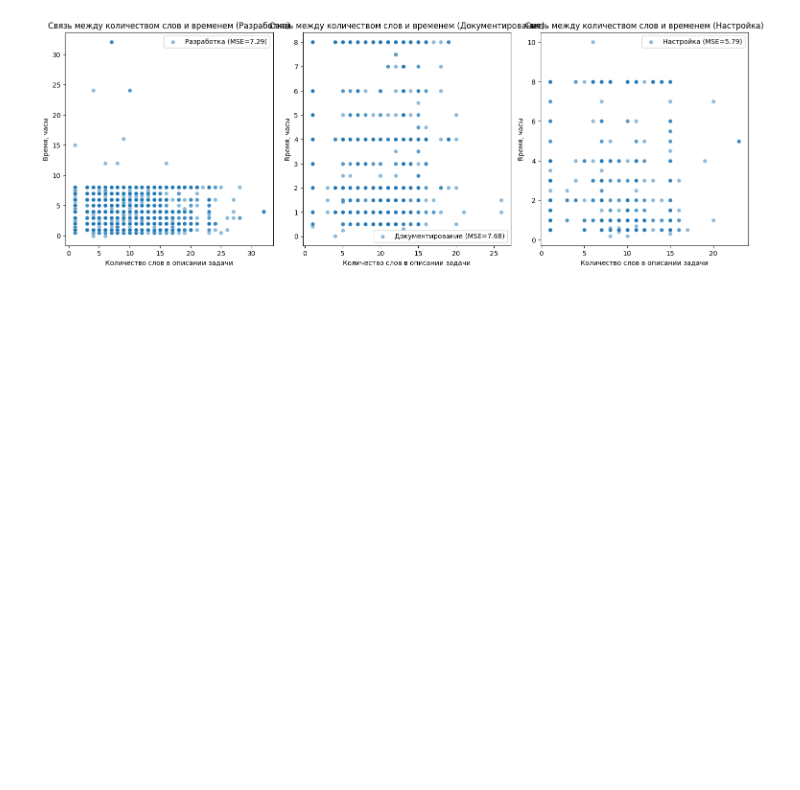
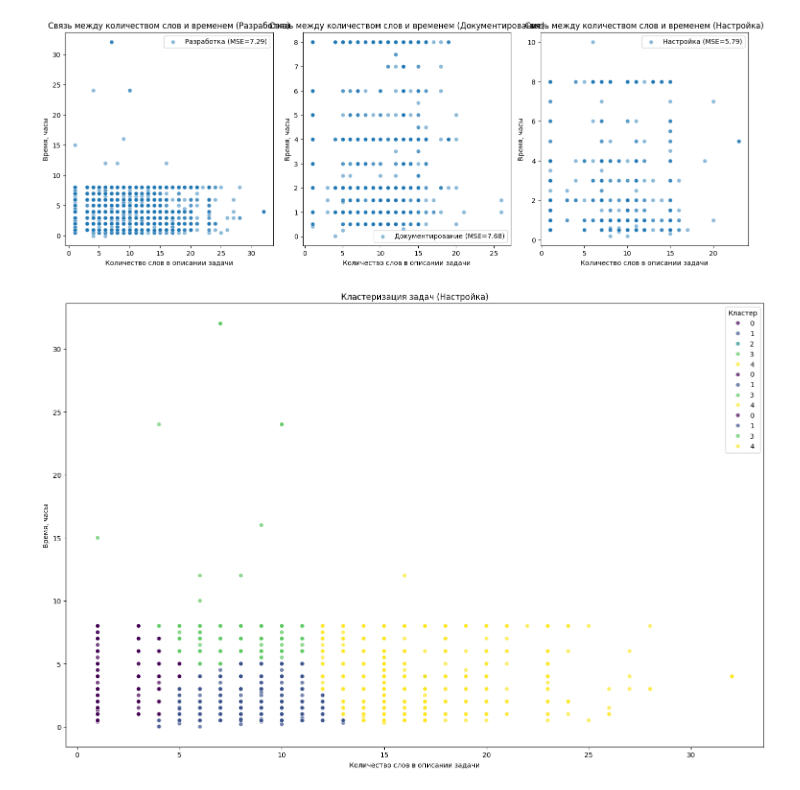
Before and after one commit to SofiFairyTell/BigData, a Jupyter notebook: Person.ipynb, the cells around one changed output. Saved outputs shown, nothing was run; the diff lists cells and outputs as text; code cells hidden in the pictures; blank space fills up the shorter version.

```diff
--- a/Person.ipynb
+++ b/Person.ipynb
@@ -806,3 +806,43 @@ plt.tight_layout()
 plt.show()
 # %% [output]
 [figure]
+# %%
+import pandas as pd
+import seaborn as sns
+from sklearn.cluster import KMeans
+import matplotlib.pyplot as plt
+
+# Загрузка данных из файла
+df = pd.read_csv('timelog_with_project_code.csv')  # Укажите фактический путь к вашему файлу
+
+# Рассчитываем количество слов в описании задачи
+df['Количество слов'] = df['Задача'].apply(lambda x: len(str(x).split()))
+
+# Замена запятых на точки и преобразование в числовой формат
+df['час(а,ов)'] = df['час(а,ов)'].str.replace(',', '.').astype(float)
+# Рассчитываем количество подзадач
+df['Количество подзадач'] = df['Subtasks ID'].apply(lambda x: len(str(x).split(',')) if pd.notnull(x) else 0)
+
+# Отфильтруем только те задачи, у которых есть подзадачи
+df_with_subtasks = df[df['Количество подзадач'] > 3]
+# Определение числа кластеров
+kmeans = KMeans(n_clusters=5, random_state=42)
+df['Cluster'] = kmeans.fit_predict(df[['Количество слов', 'час(а,ов)', 'Количество подзадач']])
+
+# Создаем отдельные графики для каждой деятельности
+plt.figure(figsize=(15, 10))
+
+for activity in df['Деятельность'].unique():
+    subset = df[df['Деятельность'] == activity]
+
+    # Визуализация данных
+    sns.scatterplot(data=subset, x='Количество слов', y='час(а,ов)', hue='Cluster', palette='viridis', alpha=0.7)
+    plt.title(f'Кластеризация задач ({activity})')
+    plt.xlabel('Количество слов в описании задачи')
+    plt.ylabel('Время, часы')
+    plt.legend(title='Кластер')
+
+plt.tight_layout()
+plt.show()
+# %% [output]
+[figure, added]
```
Also changed, not shown: parts of 1 cell of this notebook, 2 other files.
